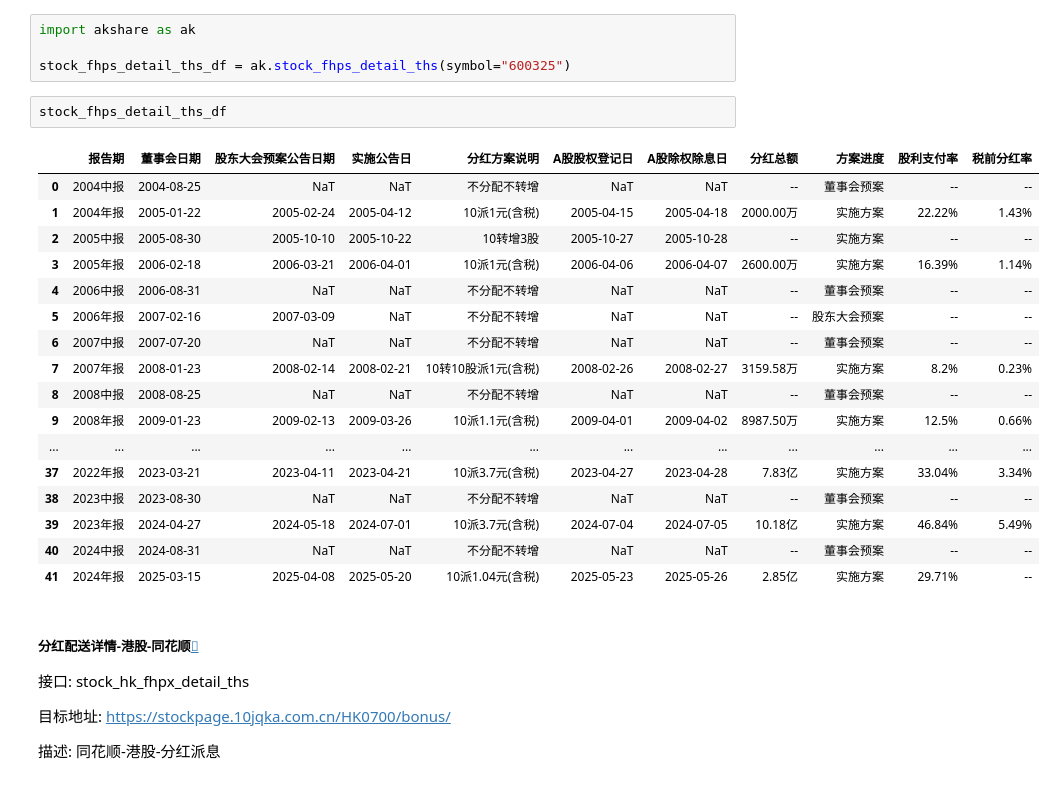
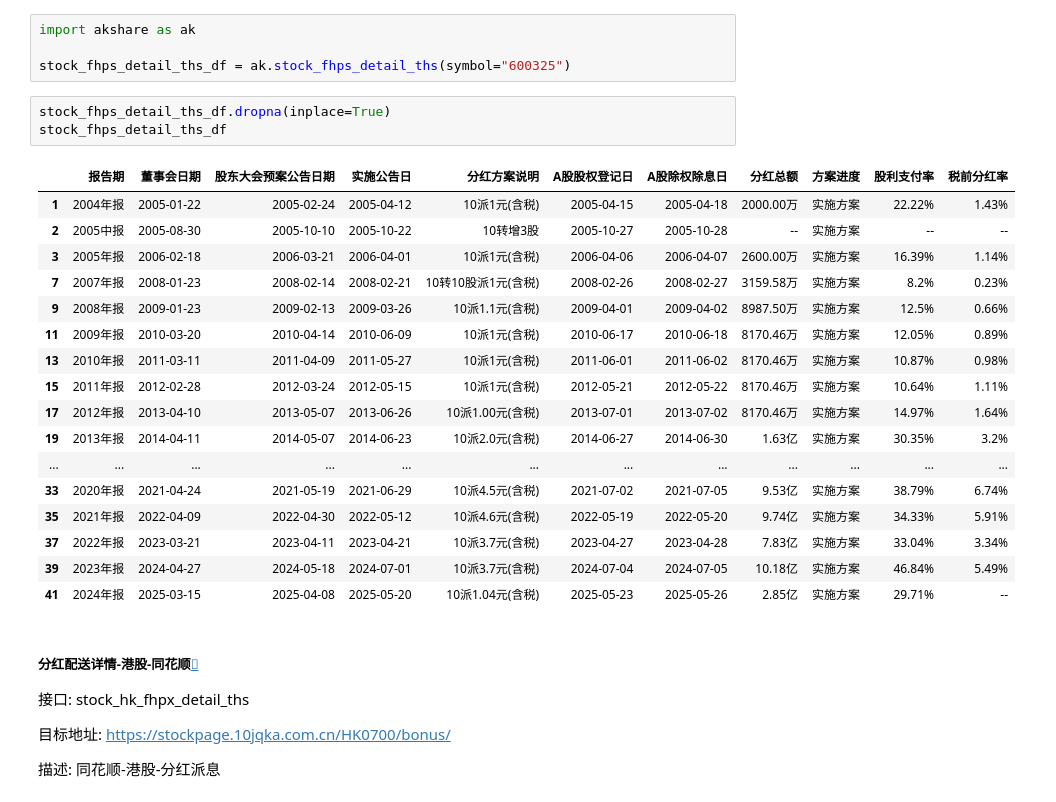
Before and after one commit to shugaoye/openbb_akshare, a Jupyter notebook: akshare_test.ipynb, the cells around one changed output. Drawn from its saved outputs; the diff is of its cells as text.

```diff
--- a/akshare_test.ipynb
+++ b/akshare_test.ipynb
@@ -62,24 +62,25 @@ import akshare as ak
 
 stock_fhps_detail_ths_df = ak.stock_fhps_detail_ths(symbol="600325")
 # %%
+stock_fhps_detail_ths_df.dropna(inplace=True)
 stock_fhps_detail_ths_df
 # %% [output]
 |  | 报告期 | 董事会日期 | 股东大会预案公告日期 | 实施公告日 | 分红方案说明 | A股股权登记日 | A股除权除息日 | 分红总额 | 方案进度 | 股利支付率 | 税前分红率 |
-| 0 | 2004中报 | 2004-08-25 | NaT | NaT | 不分配不转增 | NaT | NaT | -- | 董事会预案 | -- | -- |
 | 1 | 2004年报 | 2005-01-22 | 2005-02-24 | 2005-04-12 | 10派1元(含税) | 2005-04-15 | 2005-04-18 | 2000.00万 | 实施方案 | 22.22% | 1.43% |
 | 2 | 2005中报 | 2005-08-30 | 2005-10-10 | 2005-10-22 | 10转增3股 | 2005-10-27 | 2005-10-28 | -- | 实施方案 | -- | -- |
 | 3 | 2005年报 | 2006-02-18 | 2006-03-21 | 2006-04-01 | 10派1元(含税) | 2006-04-06 | 2006-04-07 | 2600.00万 | 实施方案 | 16.39% | 1.14% |
-| 4 | 2006中报 | 2006-08-31 | NaT | NaT | 不分配不转增 | NaT | NaT | -- | 董事会预案 | -- | -- |
-| 5 | 2006年报 | 2007-02-16 | 2007-03-09 | NaT | 不分配不转增 | NaT | NaT | -- | 股东大会预案 | -- | -- |
-| 6 | 2007中报 | 2007-07-20 | NaT | NaT | 不分配不转增 | NaT | NaT | -- | 董事会预案 | -- | -- |
 | 7 | 2007年报 | 2008-01-23 | 2008-02-14 | 2008-02-21 | 10转10股派1元(含税) | 2008-02-26 | 2008-02-27 | 3159.58万 | 实施方案 | 8.2% | 0.23% |
-| 8 | 2008中报 | 2008-08-25 | NaT | NaT | 不分配不转增 | NaT | NaT | -- | 董事会预案 | -- | -- |
 | 9 | 2008年报 | 2009-01-23 | 2009-02-13 | 2009-03-26 | 10派1.1元(含税) | 2009-04-01 | 2009-04-02 | 8987.50万 | 实施方案 | 12.5% | 0.66% |
+| 11 | 2009年报 | 2010-03-20 | 2010-04-14 | 2010-06-09 | 10派1元(含税) | 2010-06-17 | 2010-06-18 | 8170.46万 | 实施方案 | 12.05% | 0.89% |
+| 13 | 2010年报 | 2011-03-11 | 2011-04-09 | 2011-05-27 | 10派1元(含税) | 2011-06-01 | 2011-06-02 | 8170.46万 | 实施方案 | 10.87% | 0.98% |
+| 15 | 2011年报 | 2012-02-28 | 2012-03-24 | 2012-05-15 | 10派1元(含税) | 2012-05-21 | 2012-05-22 | 8170.46万 | 实施方案 | 10.64% | 1.11% |
+| 17 | 2012年报 | 2013-04-10 | 2013-05-07 | 2013-06-26 | 10派1.00元(含税) | 2013-07-01 | 2013-07-02 | 8170.46万 | 实施方案 | 14.97% | 1.64% |
+| 19 | 2013年报 | 2014-04-11 | 2014-05-07 | 2014-06-23 | 10派2.0元(含税) | 2014-06-27 | 2014-06-30 | 1.63亿 | 实施方案 | 30.35% | 3.2% |
 | ... | ... | ... | ... | ... | ... | ... | ... | ... | ... | ... | ... |
+| 33 | 2020年报 | 2021-04-24 | 2021-05-19 | 2021-06-29 | 10派4.5元(含税) | 2021-07-02 | 2021-07-05 | 9.53亿 | 实施方案 | 38.79% | 6.74% |
+| 35 | 2021年报 | 2022-04-09 | 2022-04-30 | 2022-05-12 | 10派4.6元(含税) | 2022-05-19 | 2022-05-20 | 9.74亿 | 实施方案 | 34.33% | 5.91% |
 | 37 | 2022年报 | 2023-03-21 | 2023-04-11 | 2023-04-21 | 10派3.7元(含税) | 2023-04-27 | 2023-04-28 | 7.83亿 | 实施方案 | 33.04% | 3.34% |
-| 38 | 2023中报 | 2023-08-30 | NaT | NaT | 不分配不转增 | NaT | NaT | -- | 董事会预案 | -- | -- |
 | 39 | 2023年报 | 2024-04-27 | 2024-05-18 | 2024-07-01 | 10派3.7元(含税) | 2024-07-04 | 2024-07-05 | 10.18亿 | 实施方案 | 46.84% | 5.49% |
-| 40 | 2024中报 | 2024-08-31 | NaT | NaT | 不分配不转增 | NaT | NaT | -- | 董事会预案 | -- | -- |
 | 41 | 2024年报 | 2025-03-15 | 2025-04-08 | 2025-05-20 | 10派1.04元(含税) | 2025-05-23 | 2025-05-26 | 2.85亿 | 实施方案 | 29.71% | -- |
 # %% [markdown]
 ##### 分红配送详情-港股-同花顺[](https://akshare.akfamily.xyz/data/stock/stock.html#id158 "Link to this heading")
```
Also changed, not shown: parts of 1 cell of this notebook.
